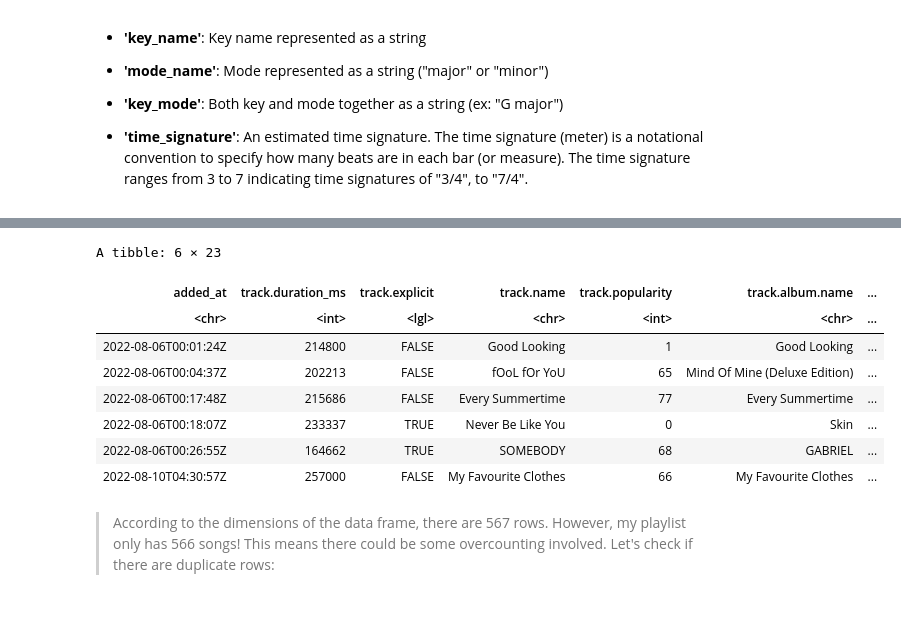
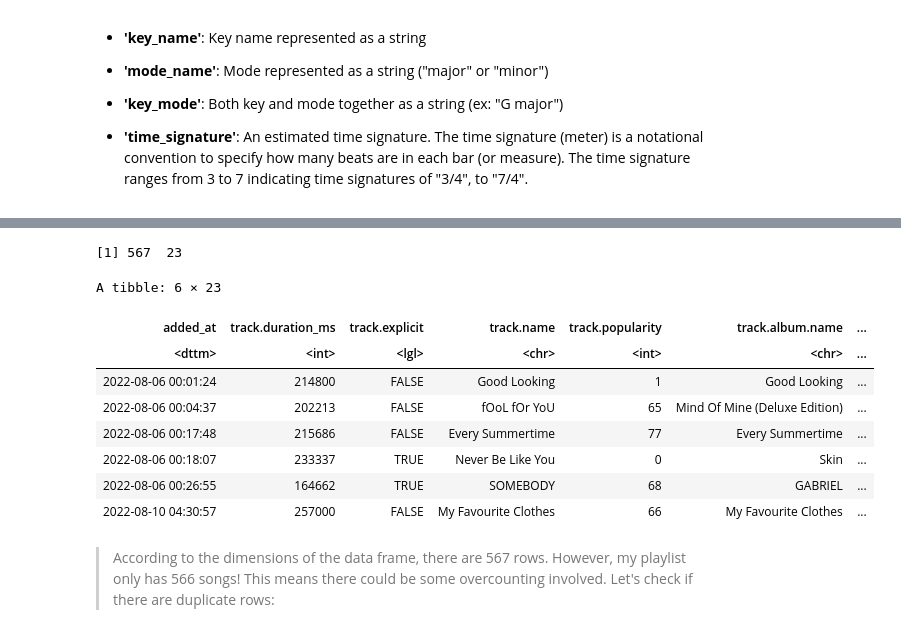
Before and after one commit to aadetritawara/spotify-analysis, a Jupyter notebook: Spotify_Analysis.ipynb, the cells around one changed output, grey strips where cells are left out. Saved outputs shown, nothing was run; the diff lists cells and outputs as text; code cells hidden in the pictures.

```diff
--- a/Spotify_Analysis.ipynb
+++ b/Spotify_Analysis.ipynb
@@ -70,11 +71,15 @@ Based on the above columns, some interesting columns to analyze include:
 - **'time_signature'**: An estimated time signature. The time signature (meter) is a notational convention to specify how many beats are in each bar (or measure). The time signature ranges from 3 to 7 indicating time signatures of "3/4", to "7/4".
 # %%
 # Selecting only the identified columns above
+# Mutating all date/time columns from character types to date types
 shortened_y1_playlist <- y1_playlist  |>
                 select(added_at, track.duration_ms, track.explicit, track.name, track.popularity,
                        track.album.name, track.album.release_date, danceability, energy, key,
                        track.artists, loudness, mode, speechiness, acousticness, instrumentalness, liveness,
-                       valence, tempo, key_name, mode_name, key_mode, time_signature)
+                       valence, tempo, key_name, mode_name, key_mode, time_signature) |>
+                mutate(added_at = as_datetime(added_at),
+                       track.album.release_date = as_datetime(track.album.release_date))
+
 # Getting the dimensions
 dim(shortened_y1_playlist)
 
@@ -85,12 +95,13 @@ head(shortened_y1_playlist)
-A tibble: 6 × 23
+[1] 567  23
+A tibble: 6 × 23
 | added_at | track.duration_ms | track.explicit | track.name | track.popularity | track.album.name | ... |
-| <chr> | <int> | <lgl> | <chr> | <int> | <chr> | ... |
-| 2022-08-06T00:01:24Z | 214800 | FALSE | Good Looking | 1 | Good Looking | ... |
-| 2022-08-06T00:04:37Z | 202213 | FALSE | fOoL fOr YoU | 65 | Mind Of Mine (Deluxe Edition) | ... |
-| 2022-08-06T00:17:48Z | 215686 | FALSE | Every Summertime | 77 | Every Summertime | ... |
-| 2022-08-06T00:18:07Z | 233337 | TRUE | Never Be Like You | 0 | Skin | ... |
-| 2022-08-06T00:26:55Z | 164662 | TRUE | SOMEBODY | 68 | GABRIEL | ... |
-| 2022-08-10T04:30:57Z | 257000 | FALSE | My Favourite Clothes | 66 | My Favourite Clothes | ... |
+| <dttm> | <int> | <lgl> | <chr> | <int> | <chr> | ... |
+| 2022-08-06 00:01:24 | 214800 | FALSE | Good Looking | 1 | Good Looking | ... |
+| 2022-08-06 00:04:37 | 202213 | FALSE | fOoL fOr YoU | 65 | Mind Of Mine (Deluxe Edition) | ... |
+| 2022-08-06 00:17:48 | 215686 | FALSE | Every Summertime | 77 | Every Summertime | ... |
+| 2022-08-06 00:18:07 | 233337 | TRUE | Never Be Like You | 0 | Skin | ... |
+| 2022-08-06 00:26:55 | 164662 | TRUE | SOMEBODY | 68 | GABRIEL | ... |
+| 2022-08-10 04:30:57 | 257000 | FALSE | My Favourite Clothes | 66 | My Favourite Clothes | ... |
 # %% [markdown]
 >According to the dimensions of the data frame, there are 567 rows. However, my playlist only has 566 songs! This means there could be some overcounting involved. Let's check if there are duplicate rows:
 # %%
```
Also changed, not shown: parts of 7 cells of this notebook.
